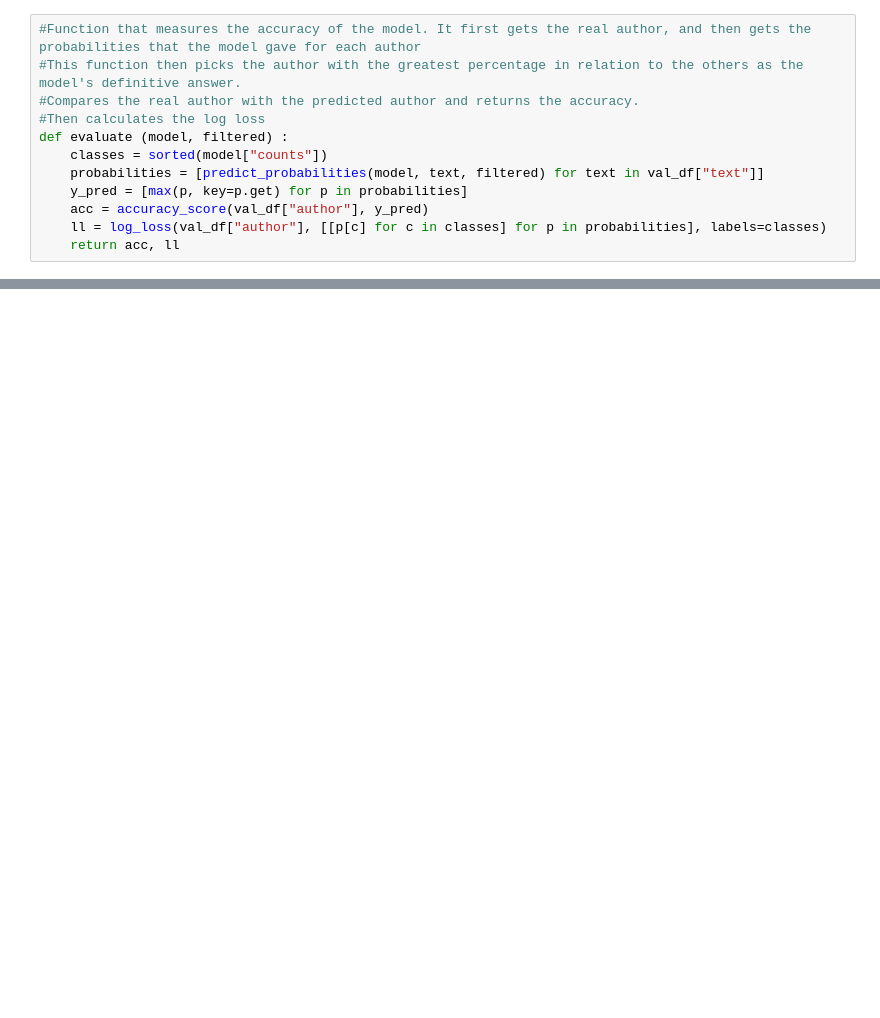
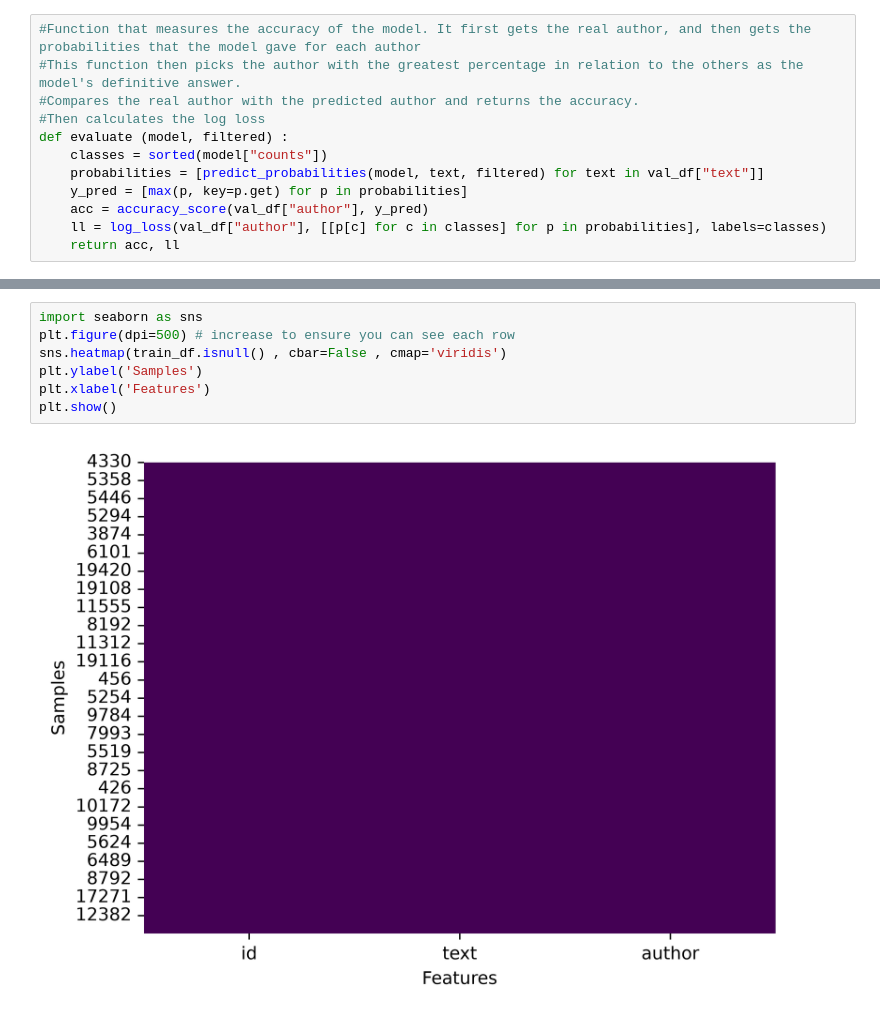
Before and after one commit to Alexandre-Filho/COSC325-ML-project, a Jupyter notebook: deepLearner.ipynb, the cells around one changed output, grey strips where cells are left out. Cells and saved outputs as stored; diff of their text form; blank space fills up the shorter version.

```diff
--- a/deepLearner.ipynb
+++ b/deepLearner.ipynb
@@ -229,0 +279,9 @@ plt.show()
+# %%
+import seaborn as sns
+plt.figure(dpi=500) # increase to ensure you can see each row
+sns.heatmap(train_df.isnull() , cbar=False , cmap='viridis')
+plt.ylabel('Samples')
+plt.xlabel('Features')
+plt.show()
+# %% [output]
+[figure, added]
```
Also changed, not shown: parts of 9 cells of this notebook, 1 other file.
